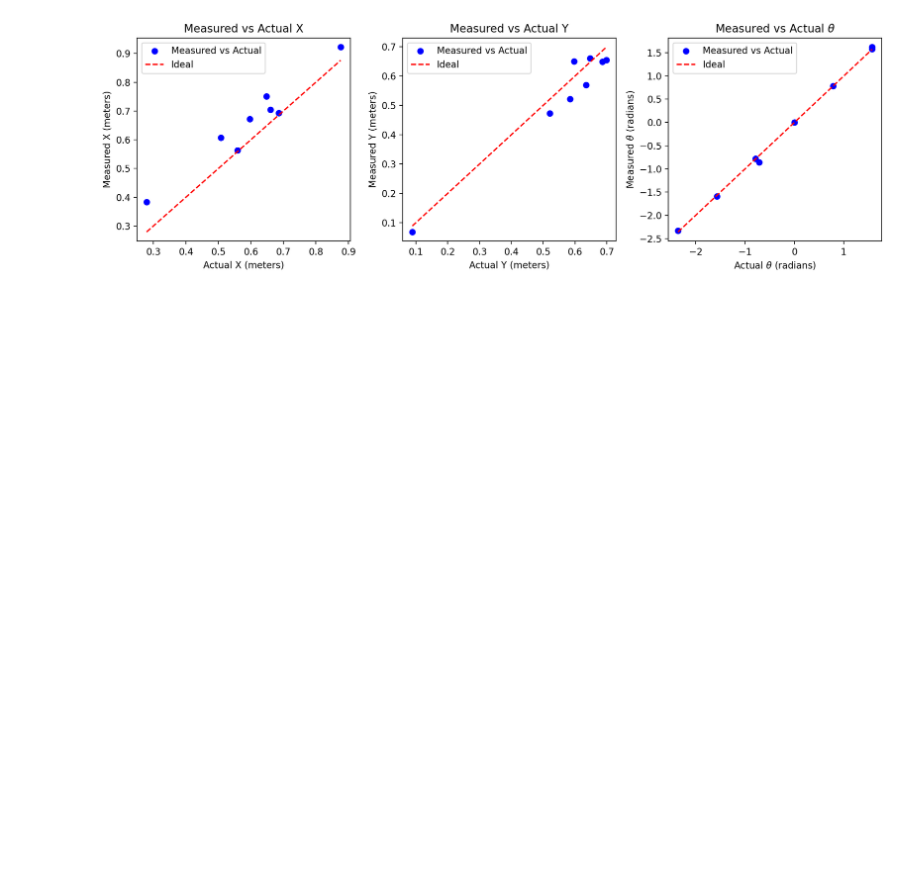
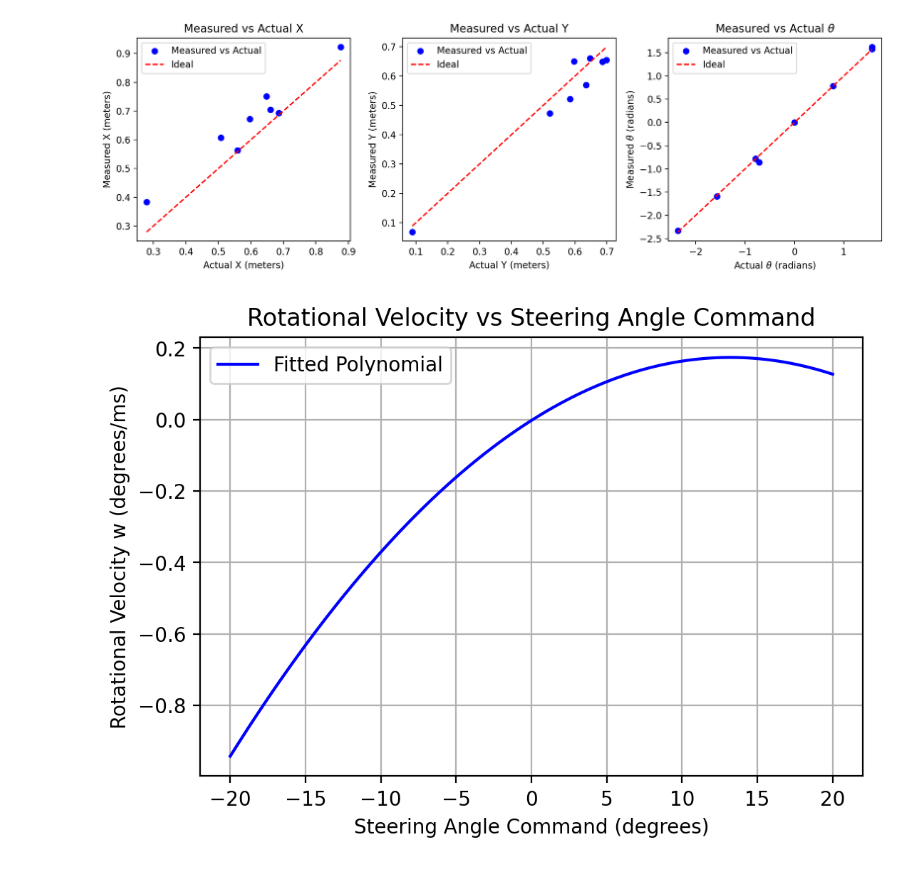
Before and after one commit to imaginelenses/NYU_ROB_GY_6213, a Jupyter notebook: base_code_lab_03/camera_tracking.ipynb, the cells around one changed output. Saved outputs shown, nothing was run; the diff lists cells and outputs as text; code cells hidden in the pictures; blank space fills up the shorter version.

```diff
--- a/base_code_lab_03/camera_tracking.ipynb
+++ b/base_code_lab_03/camera_tracking.ipynb
@@ -311,3 +317,23 @@ plt.tight_layout()
 plt.show()
 # %% [output]
 [figure]
+# %%
+import numpy as np
+from numpy.polynomial import Polynomial
+# p = Polynomial([-2.3613e-03, 1.336222e-03, -2.5323e-06])
+p = Polynomial([-0.0023613, 0.02672444, -0.00101292])
+
+plot_x = np.linspace(-20, 20, 100)
+plot_y = p(plot_x)
+
+import matplotlib.pyplot as plt
+plt.figure(figsize=(6, 4), dpi=200)
+plt.plot(plot_x, plot_y, label='Fitted Polynomial', color='blue')
+plt.xlabel('Steering Angle Command (degrees)')
+plt.ylabel('Rotational Velocity w (degrees/ms)')
+plt.title('Rotational Velocity vs Steering Angle Command')
+plt.grid()
+plt.legend()
+plt.show()
+# %% [output]
+[figure, added]
```
Also changed, not shown: parts of 1 cell of this notebook, 49 other files.
